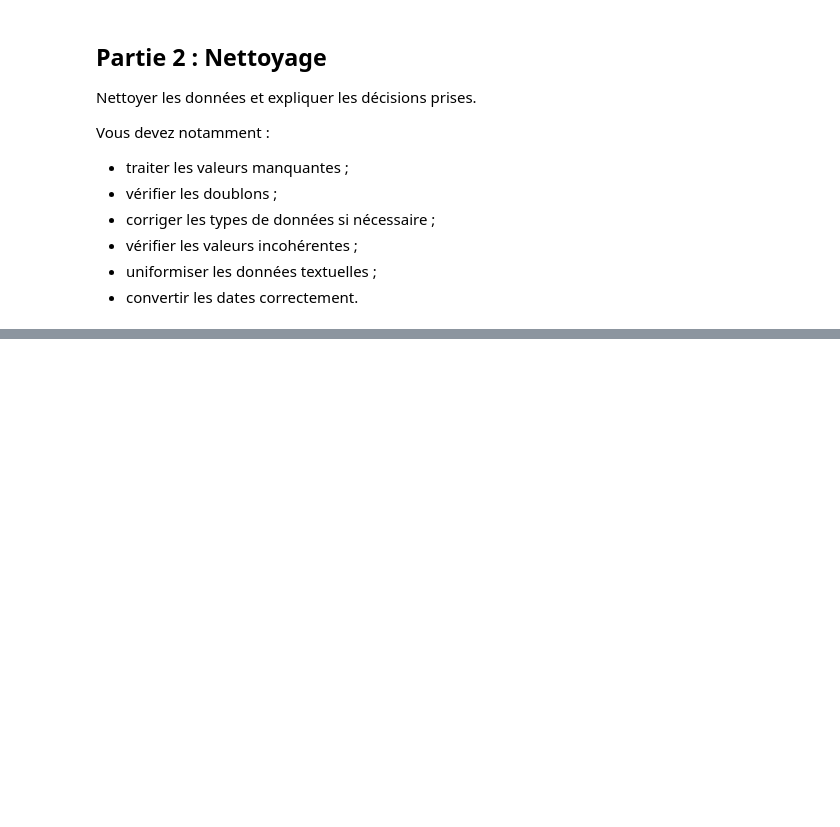
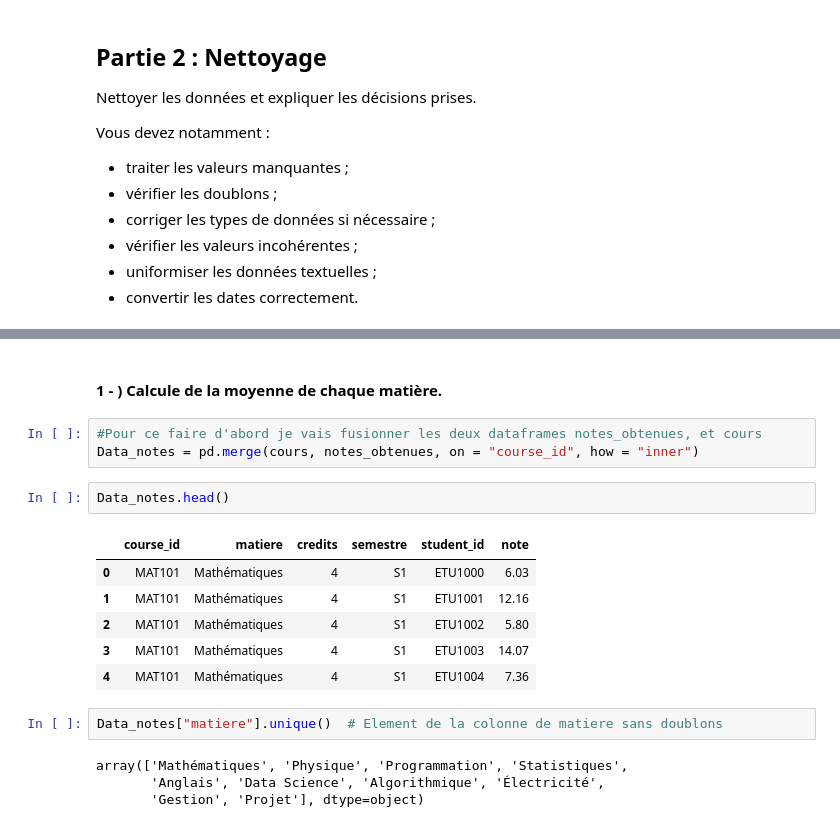
Before and after one commit to SAKPANI/Formation-Data_Science-et-Machine-Learning, a Jupyter notebook: PROJETS/projet_pandas_universitaire/Projet_Final_Pandas_Analyse_Donnees_Universitaires.ipynb.ipynb, the cells around one changed output, grey strips where cells are left out. Cells and saved outputs as stored; diff of their text form; blank space fills up the shorter version.

```diff
--- a/PROJETS/projet_pandas_universitaire/Projet_Final_Pandas_Analyse_Donnees_Universitaires.ipynb.ipynb
+++ b/PROJETS/projet_pandas_universitaire/Projet_Final_Pandas_Analyse_Donnees_Universitaires.ipynb.ipynb
@@ -414,0 +744,20 @@ Vous devez notamment :
+# %% [markdown]
+#### 1 - ) Calcule de  la moyenne de chaque matière.
+# %%
+#Pour ce faire d'abord je vais fusionner les deux dataframes notes_obtenues, et cours
+Data_notes = pd.merge(cours, notes_obtenues, on = "course_id", how = "inner")
+# %%
+Data_notes.head()
+# %% [output]
+|  | course_id | matiere | credits | semestre | student_id | note |
+| 0 | MAT101 | Mathématiques | 4 | S1 | ETU1000 | 6.03 |
+| 1 | MAT101 | Mathématiques | 4 | S1 | ETU1001 | 12.16 |
+| 2 | MAT101 | Mathématiques | 4 | S1 | ETU1002 | 5.80 |
+| 3 | MAT101 | Mathématiques | 4 | S1 | ETU1003 | 14.07 |
+| 4 | MAT101 | Mathématiques | 4 | S1 | ETU1004 | 7.36 |
+# %%
+Data_notes["matiere"].unique()  # Element de la colonne de matiere sans doublons
+# %% [output]
+array(['Mathématiques', 'Physique', 'Programmation', 'Statistiques',
+       'Anglais', 'Data Science', 'Algorithmique', 'Électricité',
+       'Gestion', 'Projet'], dtype=object)
```
Also changed, not shown: parts of 96 cells of this notebook, 1 other file.
